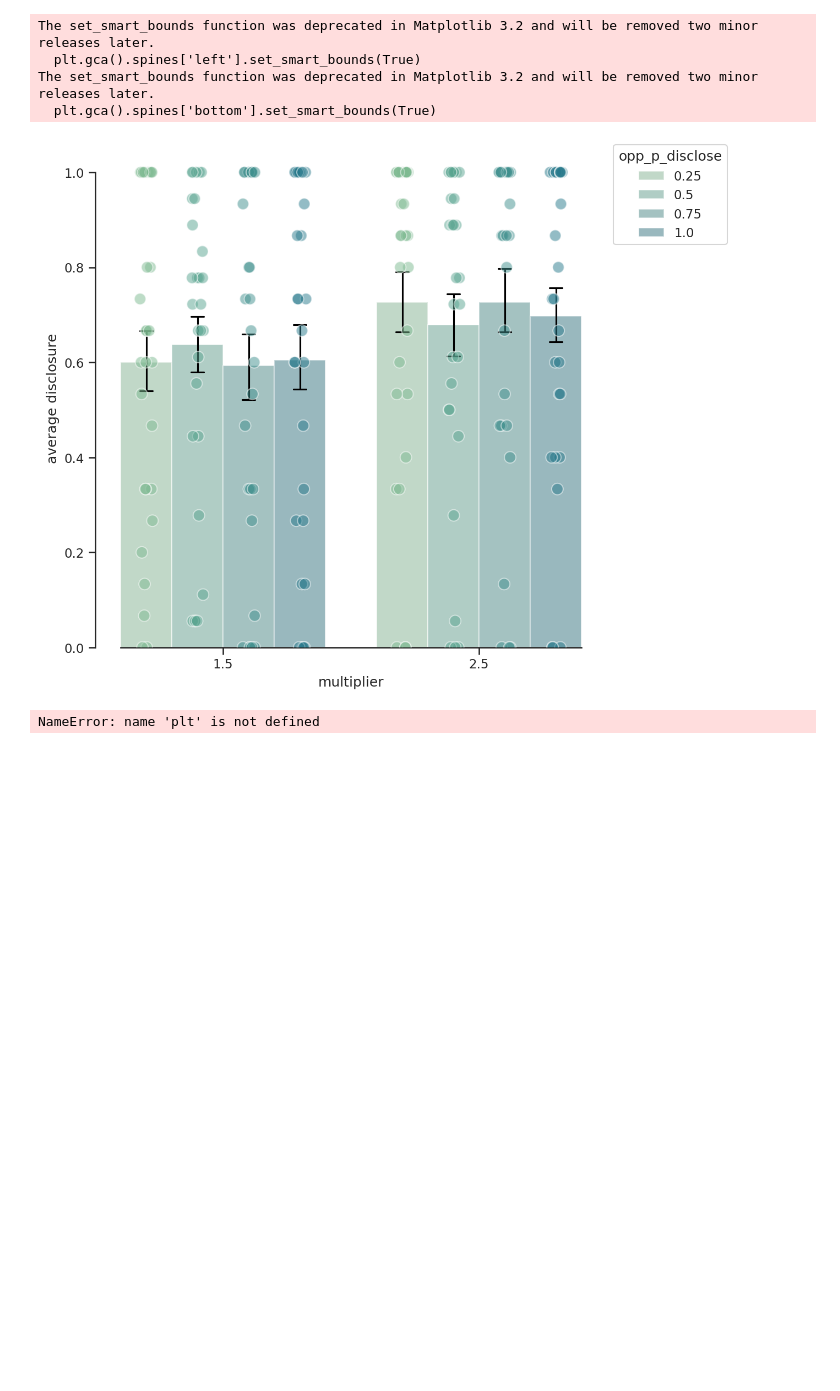
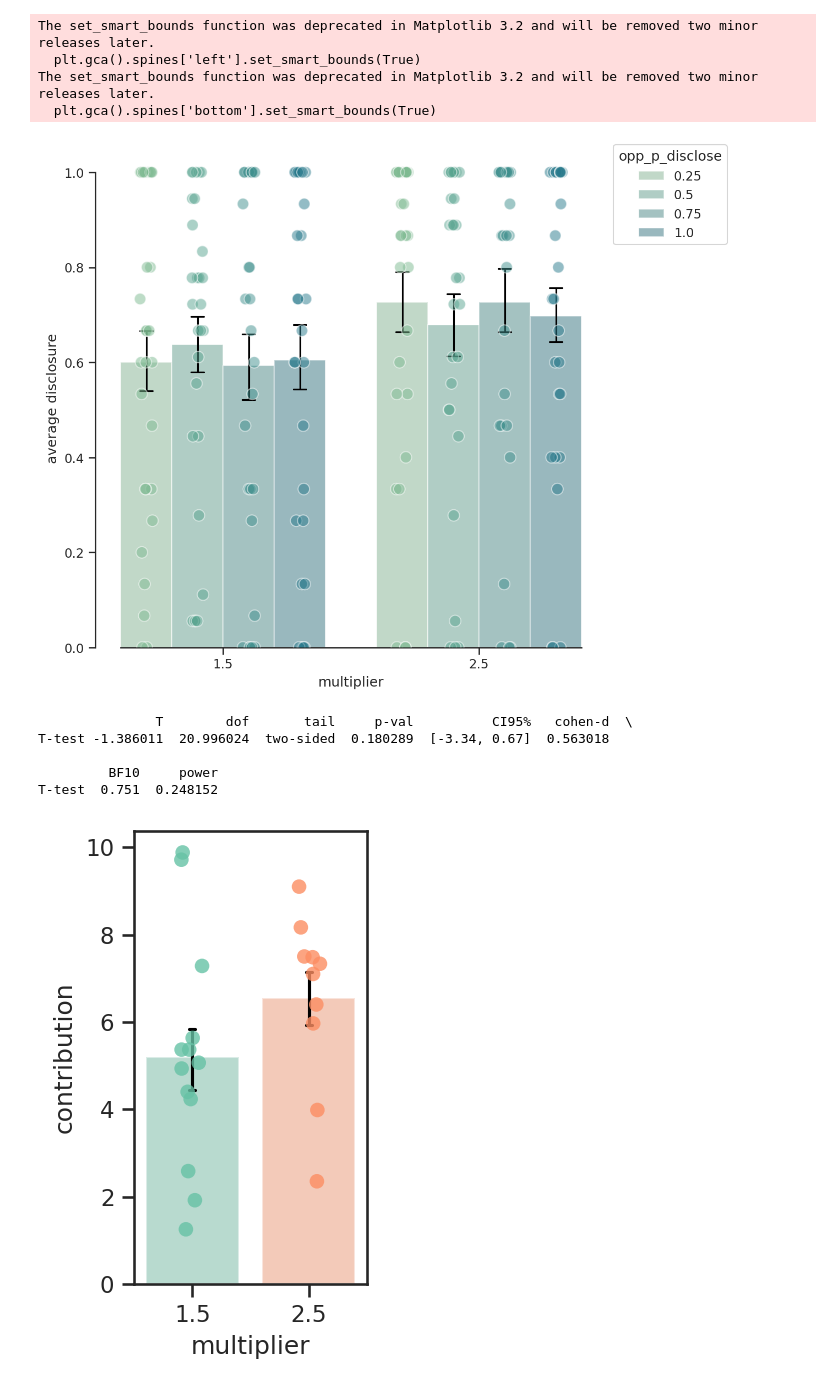
Before and after one commit to bsgarcia/CovidGoodGameAnalysis, a Jupyter notebook: analysis_single.ipynb, the cells around one changed output. Cells and saved outputs as stored; diff of their text form; code cells hidden in the pictures; blank space fills up the shorter version.

```diff
--- a/analysis_single.ipynb
+++ b/analysis_single.ipynb
@@ -28,13 +25,32 @@ def get_max_payoff(f1, f2, cost1=0, cost2=0):
     return np.amax(data)
 
 
-def add_max_payoff(df, cost=None):
-    group_ids = df['group_id'].unique()
+def add_max_payoff(df, cost=None, with_group=True):
+    if with_group:
+        group_ids = df['group_id'].unique()
     f1, f2 = sorted(df['multiplier'].unique())
     df['max_payoff'] = np.NaN
     matching = {}
     for m1, m2 in ((f1, f2), (f1, f1), (f2, f1), (f2, f2)):
         matching[(m1, m2)] = [get_max_payoff(m1, m2), get_max_payoff(m2, m1)]
+
+    if not with_group:
+        for i, d in df.iterrows():
+            t1 = d['multiplier']
+            t2 = d['opp_multiplier']
+            c1 = d['disclose']
+            c2 = d['opp_disclose']
+
+            max_payoff = matching[t1, t2]
+
+            if cost:
+                max_payoff = [get_max_payoff(t1, t2, cost1=cost*c1, cost2=c2*cost),
+                              get_max_payoff(t2, t1, cost1=cost*c2, cost2=c1*cost)]
+
+            df.loc[i, 'max_payoff'] = max_payoff[0]
+            df.loc[i, 'opp_max_payoff'] = max_payoff[1]
+        return df
+
 
     for g in group_ids:
         d = df[df['group_id'] == g]
@@ -56,8 +72,10 @@ def add_max_payoff(df, cost=None):
     return df
 
 
-def add_norm_payoff(df):
+def add_norm_payoff(df, with_opp):
     df['norm_payoff'] = df['payoff']/df['max_payoff']
+    if with_opp:
+        df['opp_norm_payoff'] = df['opp_payoff']/df['opp_max_payoff']
     return df
 
 
@@ -244,25 +351,36 @@ The set_smart_bounds function was deprecated in Matplotlib 3.2 and will be remov
   plt.gca().spines['bottom'].set_smart_bounds(True)
 [figure]
 # %%
+selected_exp = 2
+df = dfs[selected_exp]
 
-fig, ax = plt.subplots(figsize=(8, 8))
-df2 = df.groupby(['prolific_id', 'opp_multiplier', 'multiplier'], as_index=False)['contribution'].mean()
-print(len(df2))
+vd = 'contribution'
+fig, ax = plt.subplots(figsize=(2, 4))
+df2 = df.groupby(['prolific_id',  'multiplier'], as_index=False)[vd].mean()
 
-sns.barplot(x='multiplier', y='contribution', hue='opp_multiplier', data=df2, ci=68,
+sns.barplot(x='multiplier', y=vd, data=df2, ci=68,
     edgecolor="white",
     errcolor="black",
     errwidth=1.5,
     capsize = 0.05,
     alpha=0.5, ax=ax)
 
-sns.stripplot(x='multiplier',y='contribution', hue='opp_multiplier', data=df2, dodge=True, jitter=True, ax=ax, alpha=0.5)
+sns.stripplot(x='multiplier',y=vd, data=df2, dodge=True, jitter=True, ax=ax, alpha=0.8, size=7, edgecolor='white',)
+
+r = pg.ttest(x=df2[df2['multiplier'] == 1.5][vd],
+         y=df2[df2['multiplier'] == 2.5][vd])
+print(r)
 
 # pg.pairwise_ttests(dv='contribution', between='multiplier', within=['opp_multiplier'n ] data=df2, correction='bonf', within_first=True)
 # handles, labels = ax.get_legend_handles_labels()
 # ax.legend(handles[4:], labels[4:], title='opp_p_disclose', bbox_to_anchor=(1, 1.02), loc='upper left')
 # %% [output]
-NameError: name 'plt' is not defined
+               T        dof       tail     p-val          CI95%   cohen-d  \
+T-test -1.386011  20.996024  two-sided  0.180289  [-3.34, 0.67]  0.563018
+
+         BF10     power
+T-test  0.751  0.248152
+[figure, added]
 # %%
 
 sns.set_palette("crest")
```
Also changed, not shown: parts of 8 cells of this notebook.
